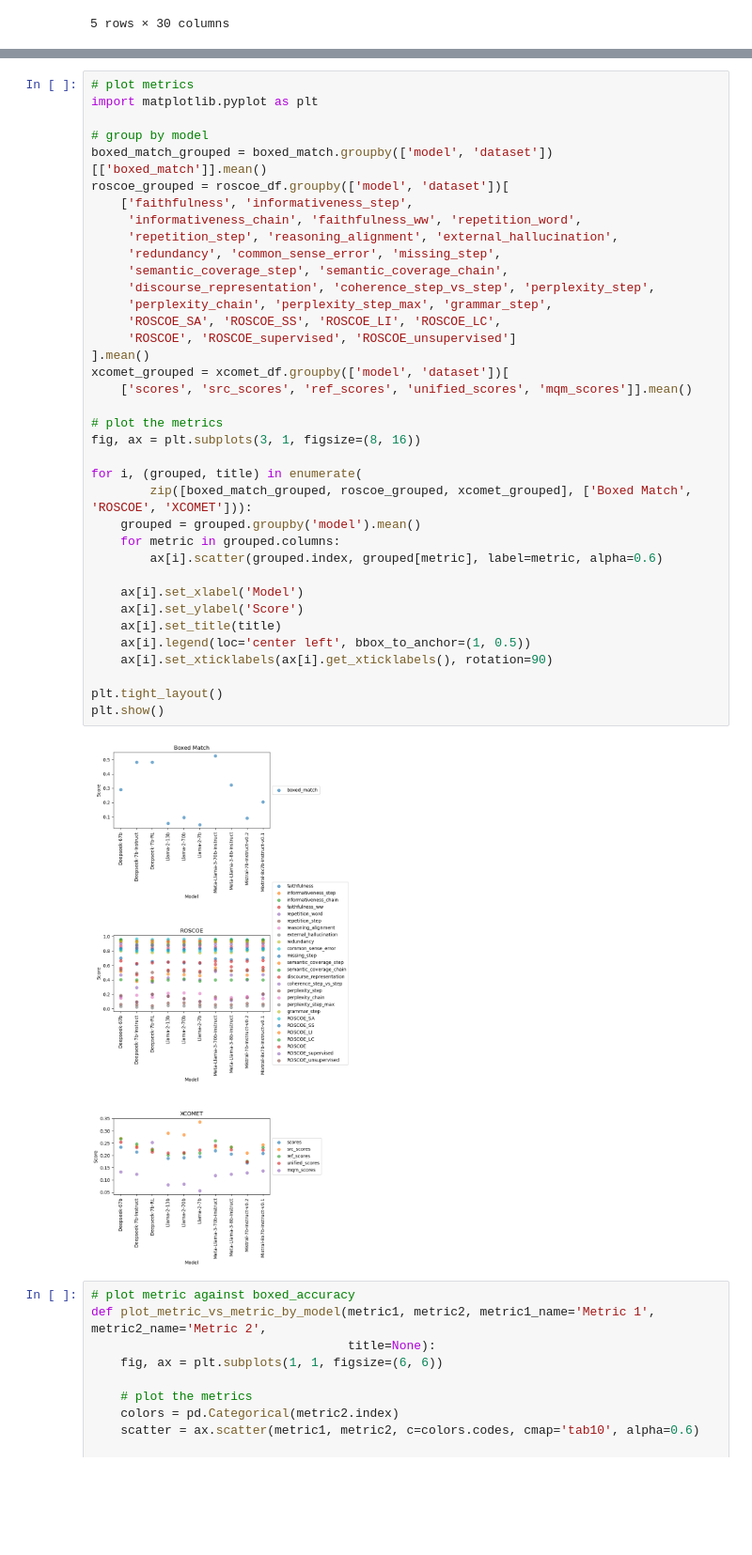
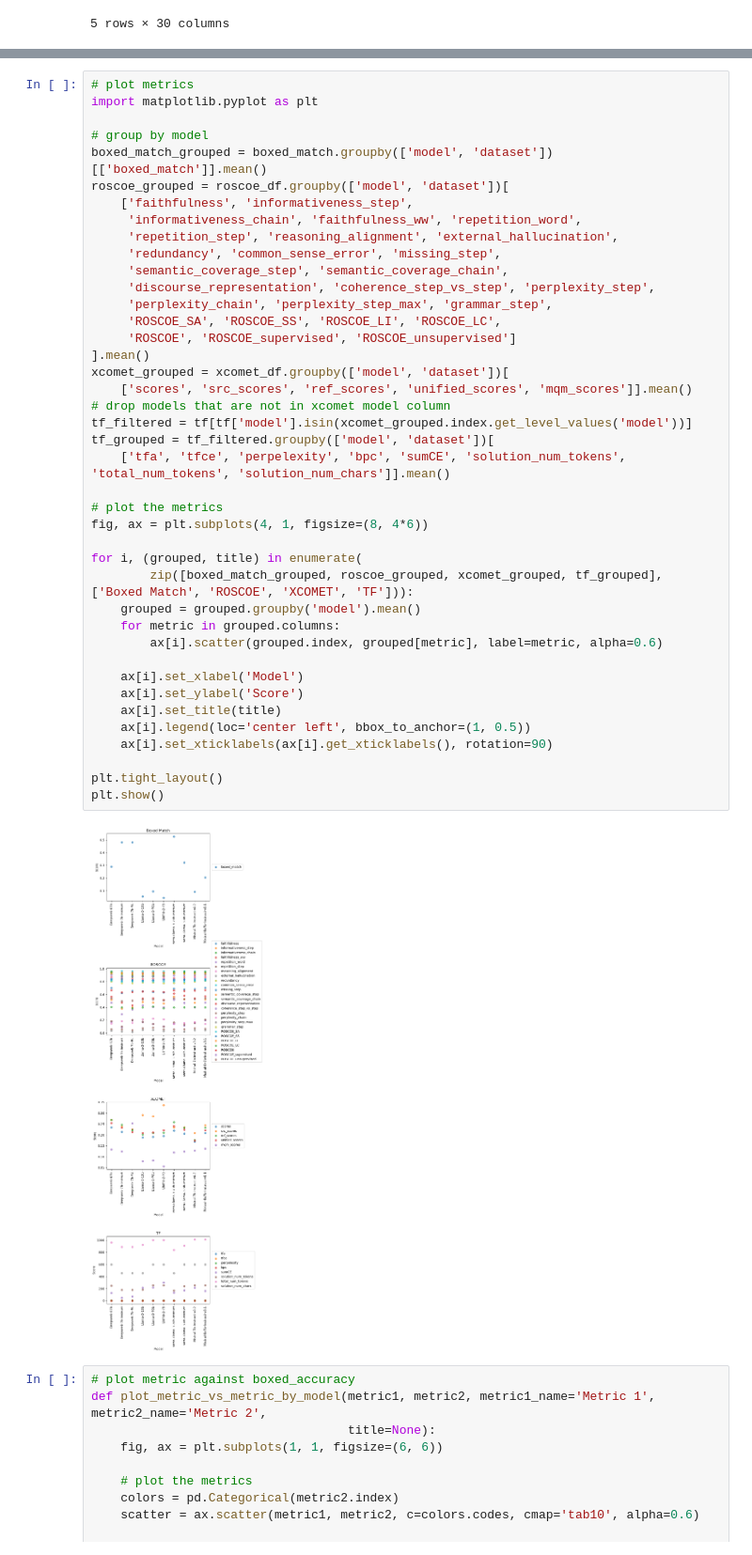
Before and after one commit to kaifronsdal/TheoremSense, a Jupyter notebook: theoremsense/explore_metrics.ipynb, the cells around one changed output, grey strips where cells are left out. Shown at 94% size. Cells and saved outputs as stored; diff of their text form; blank space fills up the shorter version.

```diff
--- a/theoremsense/explore_metrics.ipynb
+++ b/theoremsense/explore_metrics.ipynb
@@ -284,36 +311,40 @@ boxed_match_grouped = boxed_match.groupby(['model', 'dataset'])[['boxed_match']]
 roscoe_grouped = roscoe_df.groupby(['model', 'dataset'])[
     ['faithfulness', 'informativeness_step',
      'informativeness_chain', 'faithfulness_ww', 'repetition_word',
      'repetition_step', 'reasoning_alignment', 'external_hallucination',
      'redundancy', 'common_sense_error', 'missing_step',
      'semantic_coverage_step', 'semantic_coverage_chain',
      'discourse_representation', 'coherence_step_vs_step', 'perplexity_step',
      'perplexity_chain', 'perplexity_step_max', 'grammar_step',
      'ROSCOE_SA', 'ROSCOE_SS', 'ROSCOE_LI', 'ROSCOE_LC',
      'ROSCOE', 'ROSCOE_supervised', 'ROSCOE_unsupervised']
 ].mean()
 xcomet_grouped = xcomet_df.groupby(['model', 'dataset'])[
     ['scores', 'src_scores', 'ref_scores', 'unified_scores', 'mqm_scores']].mean()
+# drop models that are not in xcomet model column
+tf_filtered = tf[tf['model'].isin(xcomet_grouped.index.get_level_values('model'))]
+tf_grouped = tf_filtered.groupby(['model', 'dataset'])[
+    ['tfa', 'tfce', 'perpelexity', 'bpc', 'sumCE', 'solution_num_tokens', 'total_num_tokens', 'solution_num_chars']].mean()
 
 # plot the metrics
-fig, ax = plt.subplots(3, 1, figsize=(8, 16))
+fig, ax = plt.subplots(4, 1, figsize=(8, 4*6))
 
 for i, (grouped, title) in enumerate(
-        zip([boxed_match_grouped, roscoe_grouped, xcomet_grouped], ['Boxed Match', 'ROSCOE', 'XCOMET'])):
+        zip([boxed_match_grouped, roscoe_grouped, xcomet_grouped, tf_grouped], ['Boxed Match', 'ROSCOE', 'XCOMET', 'TF'])):
     grouped = grouped.groupby('model').mean()
     for metric in grouped.columns:
         ax[i].scatter(grouped.index, grouped[metric], label=metric, alpha=0.6)
 
     ax[i].set_xlabel('Model')
     ax[i].set_ylabel('Score')
     ax[i].set_title(title)
     ax[i].legend(loc='center left', bbox_to_anchor=(1, 0.5))
     ax[i].set_xticklabels(ax[i].get_xticklabels(), rotation=90)
 
 plt.tight_layout()
 plt.show()
 # %% [output]
-[figure, old version]
+[figure, new version]
 # %%
 # plot metric against boxed_accuracy
 def plot_metric_vs_metric_by_model(metric1, metric2, metric1_name='Metric 1', metric2_name='Metric 2',
```
Also changed, not shown: parts of 10 cells of this notebook, 2 other files.
